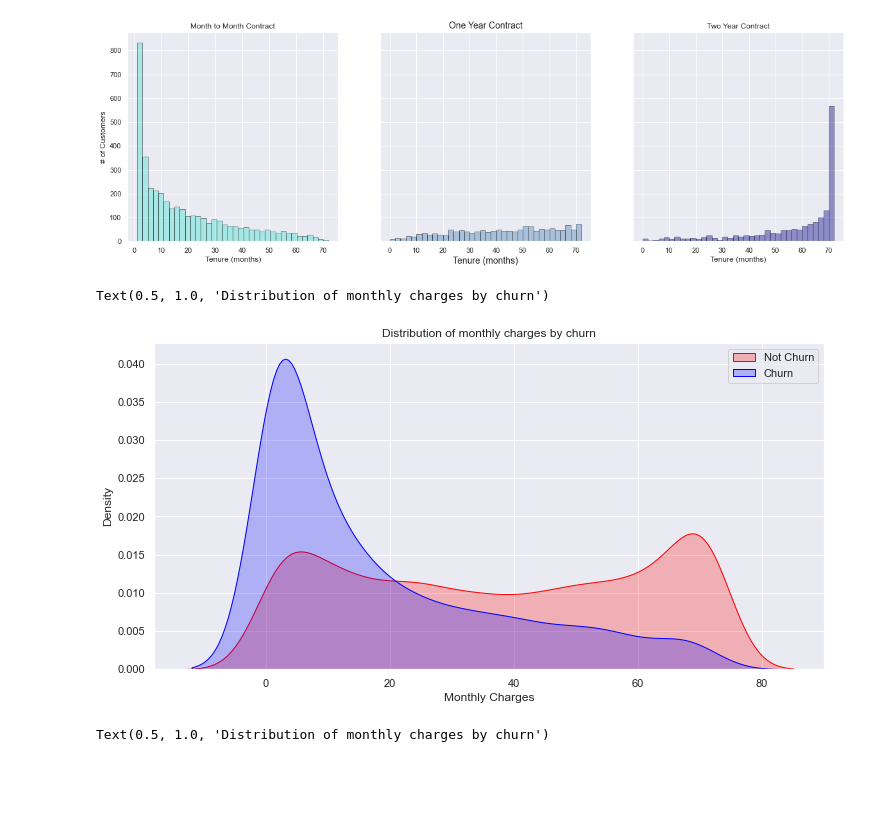
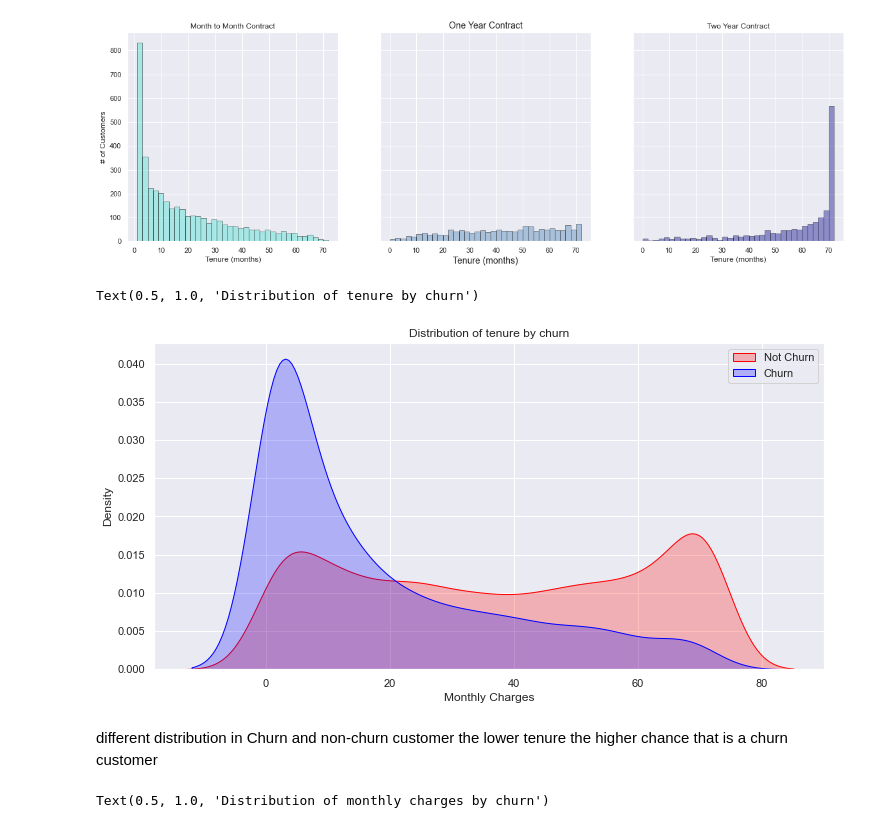
Before and after one commit to DucNgMinh/Data-Driven-Marketing, a Jupyter notebook: Telco_Churn_Prediction_v2.ipynb, the cells around one changed output. Cells and saved outputs as stored; diff of their text form; code cells hidden in the pictures; blank space fills up the shorter version.

```diff
--- a/Telco_Churn_Prediction_v2.ipynb
+++ b/Telco_Churn_Prediction_v2.ipynb
@@ -274,14 +294,17 @@ Text(0.5, 1.0, 'Two Year Contract')
 # %%
 fig, ax = plt.subplots(1,1, figsize = (12,6))
 sns.kdeplot(df[df["Churn"] == 'No']['tenure'], color="Red", shade = True)
 sns.kdeplot(df[df["Churn"] == 'Yes']['tenure'], color="Blue", shade= True)
 ax.legend(["Not Churn","Churn"],loc='upper right')
 ax.set_ylabel('Density')
 ax.set_xlabel('Monthly Charges')
-ax.set_title('Distribution of monthly charges by churn')
+ax.set_title('Distribution of tenure by churn')
 # %% [output]
-Text(0.5, 1.0, 'Distribution of monthly charges by churn')
+Text(0.5, 1.0, 'Distribution of tenure by churn')
-[figure, old version]
+[figure, new version]
+# %% [markdown]
+different distribution in Churn and non-churn customer
+the lower tenure the higher chance that is a churn customer
 # %%
 fig, ax = plt.subplots(1,1, figsize = (12,6))
 sns.kdeplot(df[df["Churn"] == 'No']['MonthlyCharges'], color="Red", shade = True)
```
Also changed, not shown: parts of 31 cells of this notebook.
